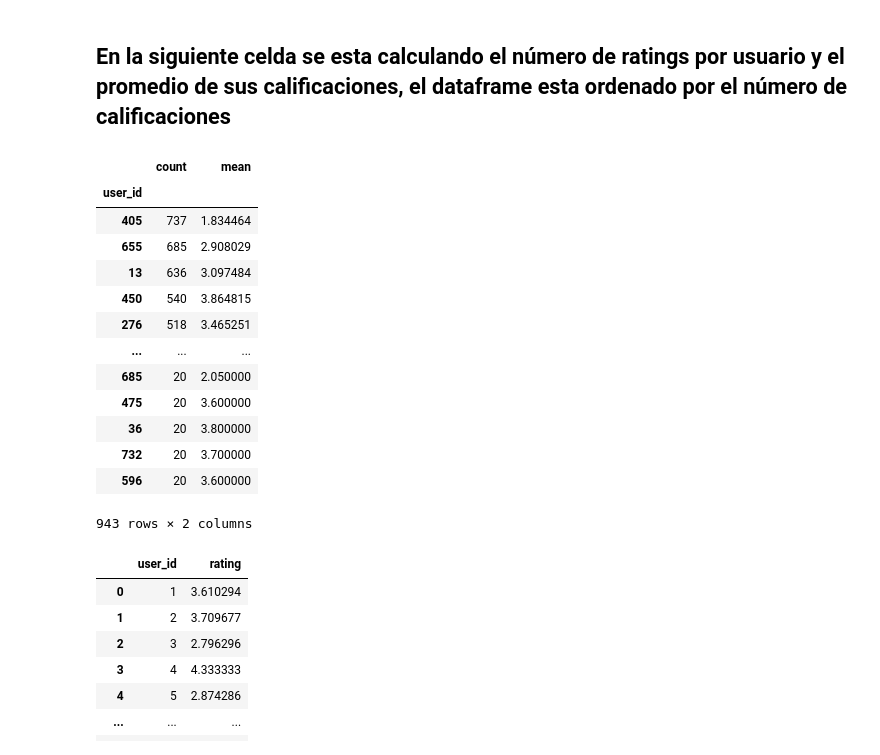
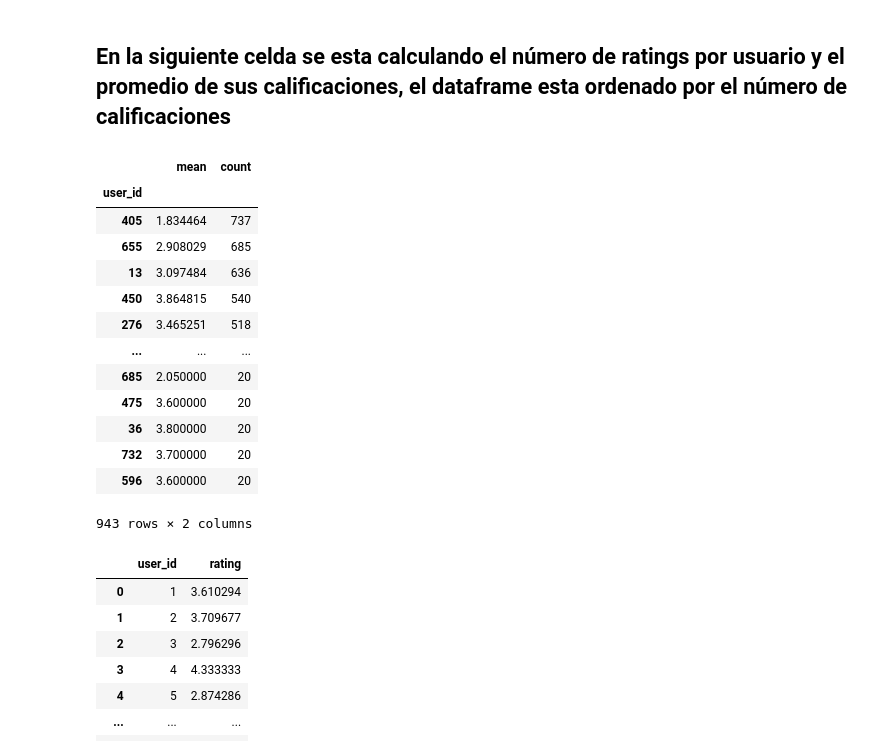
Before and after one commit to AlisonAristizabal/Laboratorio-1-Sistemas-de-Recomendacion, a Jupyter notebook: lab01/MINE4201_SR_Laboratorio_1.ipynb, the cells around one changed output. Drawn from its saved outputs; the diff is of its cells as text; code cells hidden in the pictures.

```diff
--- a/lab01/MINE4201_SR_Laboratorio_1.ipynb
+++ b/lab01/MINE4201_SR_Laboratorio_1.ipynb
@@ -124,21 +255,22 @@ genre_col
 # %% [markdown]
 ## En la siguiente celda se esta calculando el número de ratings por usuario y  el promedio de sus calificaciones, el dataframe esta ordenado por el número de calificaciones
 # %%
-ratings.groupby('user_id')['rating'].agg({'count','mean'}).sort_values(by='count', ascending=False)
+num_calificaciones = ratings.groupby('user_id')['rating'].agg({'count','mean'}).sort_values(by='count', ascending=False)
+num_calificaciones
 # %% [output]
-|  | count | mean |
+|  | mean | count |
 | user_id |  |  |
-| 405 | 737 | 1.834464 |
-| 655 | 685 | 2.908029 |
-| 13 | 636 | 3.097484 |
-| 450 | 540 | 3.864815 |
-| 276 | 518 | 3.465251 |
+| 405 | 1.834464 | 737 |
+| 655 | 2.908029 | 685 |
+| 13 | 3.097484 | 636 |
+| 450 | 3.864815 | 540 |
+| 276 | 3.465251 | 518 |
 | ... | ... | ... |
-| 685 | 20 | 2.050000 |
-| 475 | 20 | 3.600000 |
-| 36 | 20 | 3.800000 |
-| 732 | 20 | 3.700000 |
-| 596 | 20 | 3.600000 |
+| 685 | 2.050000 | 20 |
+| 475 | 3.600000 | 20 |
+| 36 | 3.800000 | 20 |
+| 732 | 3.700000 | 20 |
+| 596 | 3.600000 | 20 |
 943 rows × 2 columns
 # %%
 ratings.groupby('user_id')['rating'].mean().reset_index()
```
Also changed, not shown: parts of 6 cells of this notebook, 1 other file.
